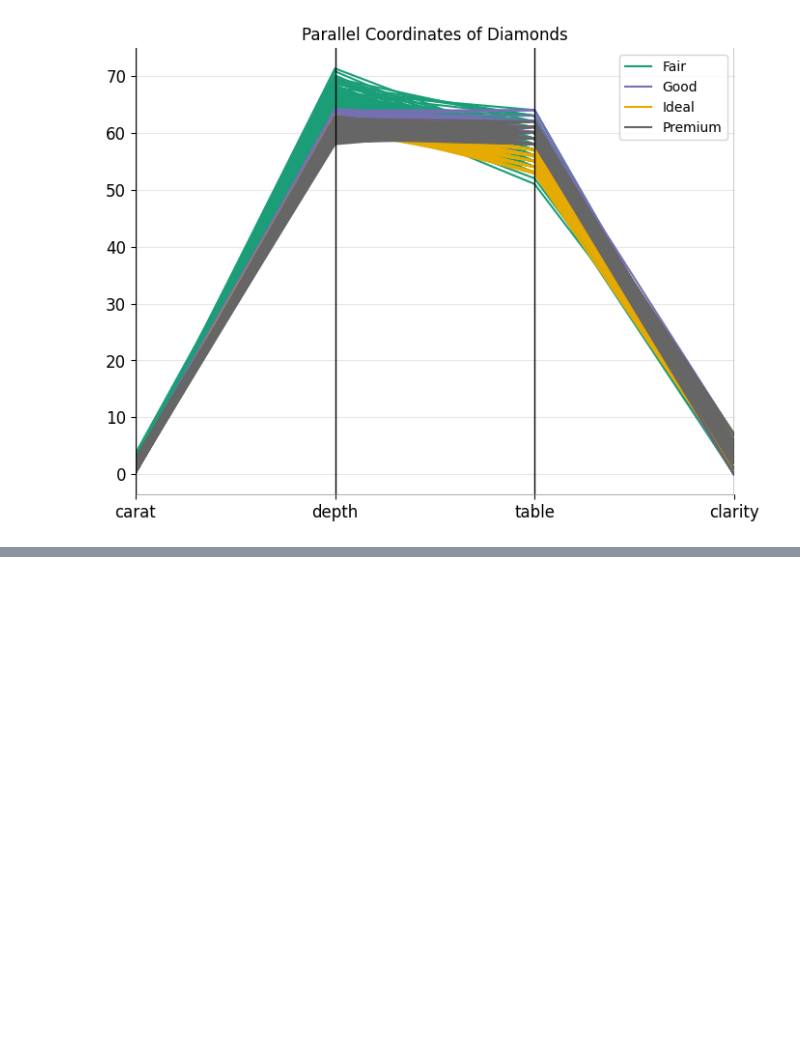
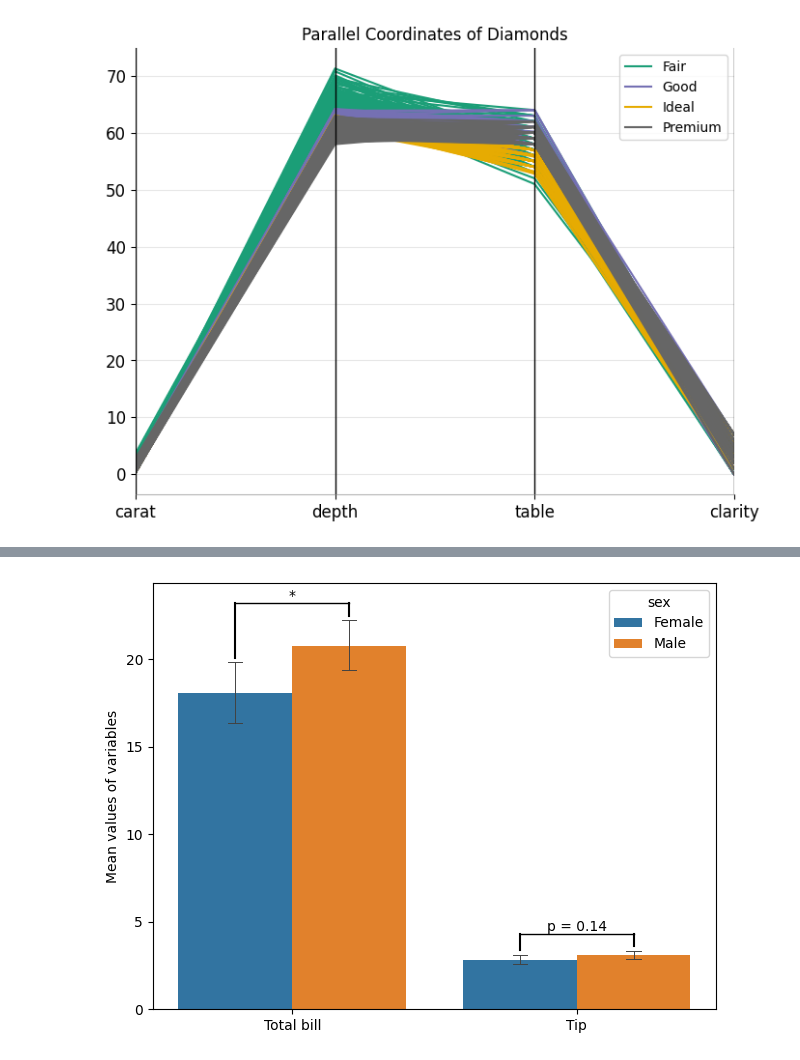
Before and after one commit to najirod02/Dataviz, a Jupyter notebook: lab/Lab07.ipynb, the cells around one changed output, grey strips where cells are left out. Saved outputs shown, nothing was run; the diff lists cells and outputs as text; code cells hidden in the pictures; blank space fills up the shorter version.

Commit message:
add lesson 9 content, fixed t-test plot

```diff
--- a/lab/Lab07.ipynb
+++ b/lab/Lab07.ipynb
@@ -1000,0 +1096,13 @@ plt.show()
+# %%
+tips = sns.load_dataset("tips")
+
+bar_plotting(
+    df=tips,
+    x_features=["total_bill", "tip"],
+    x_labels=["Total bill", "Tip"],
+    y_label="Mean values of variables",
+    coloringGroups="sex",
+    isPair_t_test=False
+)
+# %% [output]
+[figure, added]
```
Also changed, not shown: parts of 3 cells of this notebook, 1 other file.
